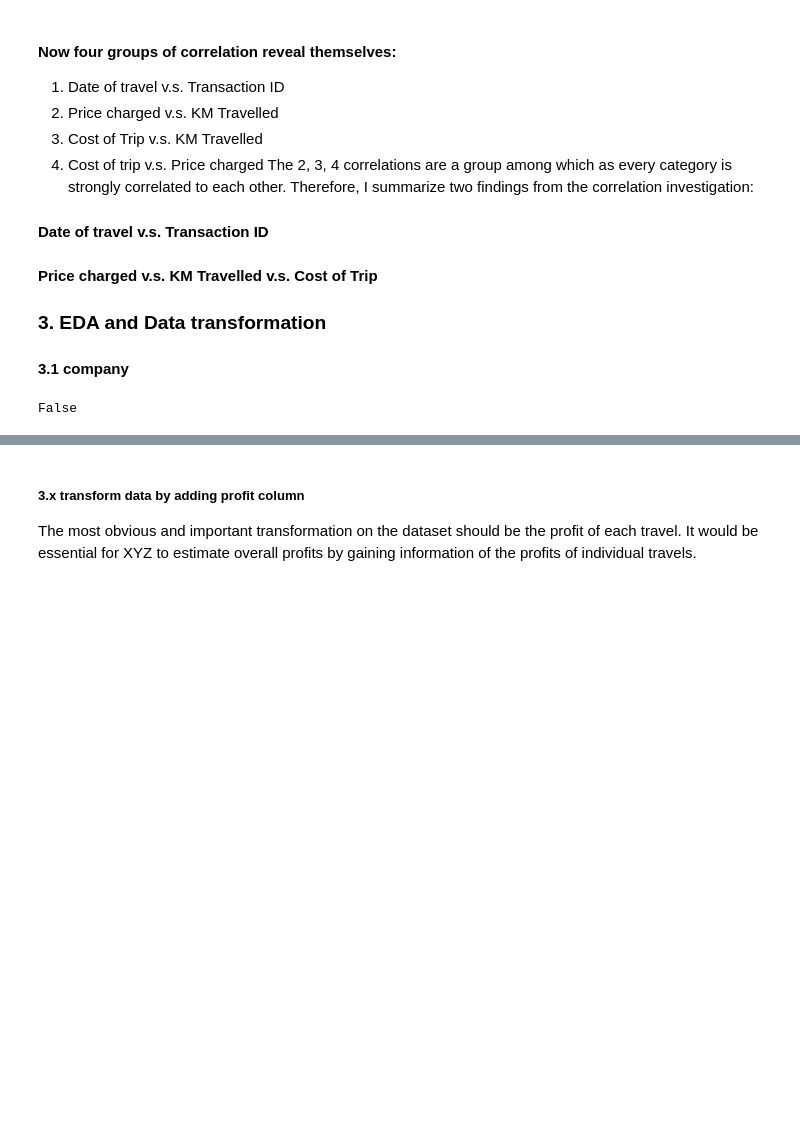
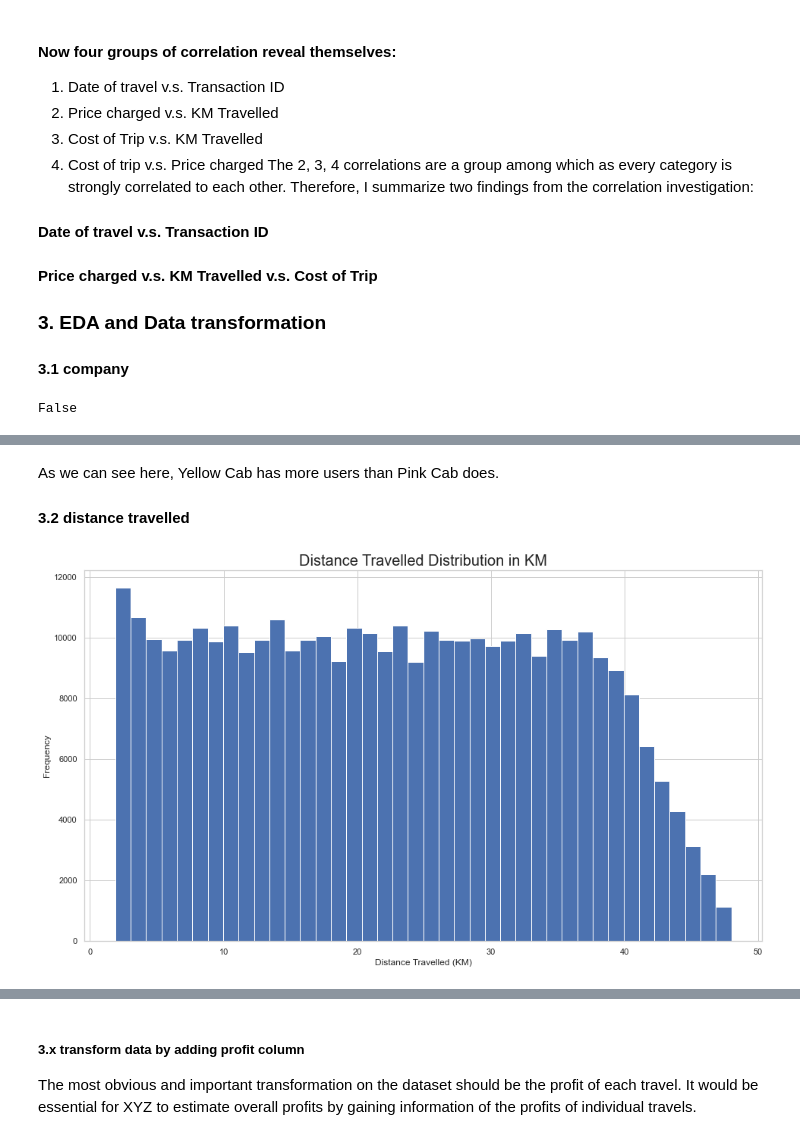
Before and after one commit to JeffLiu114514/Data-Glacier-Virtual-Internship, a Jupyter notebook: Week2_3/EDA.ipynb, the cells around one changed output, grey strips where cells are left out. Drawn from its saved outputs; the diff is of its cells as text; code cells hidden in the pictures; blank space fills up the shorter version.

```diff
--- a/Week2_3/EDA.ipynb
+++ b/Week2_3/EDA.ipynb
@@ -175,0 +172,14 @@ plt.show()
+# %% [markdown]
+As we can see here, Yellow Cab has more users than Pink Cab does.
+
+#### 3.2 distance travelled
+# %%
+sns.set(style='whitegrid')
+plt.figure(figsize = (16, 9))
+plt.hist(merged_df['KM Travelled'], bins = 40)
+plt.title('Distance Travelled Distribution in KM', fontsize=20)
+plt.ylabel('Frequency')
+plt.xlabel('Distance Travelled (KM)')
+plt.show()
+# %% [output]
+[figure, added]
```
Also changed, not shown: parts of 22 cells of this notebook, 1 other file.
